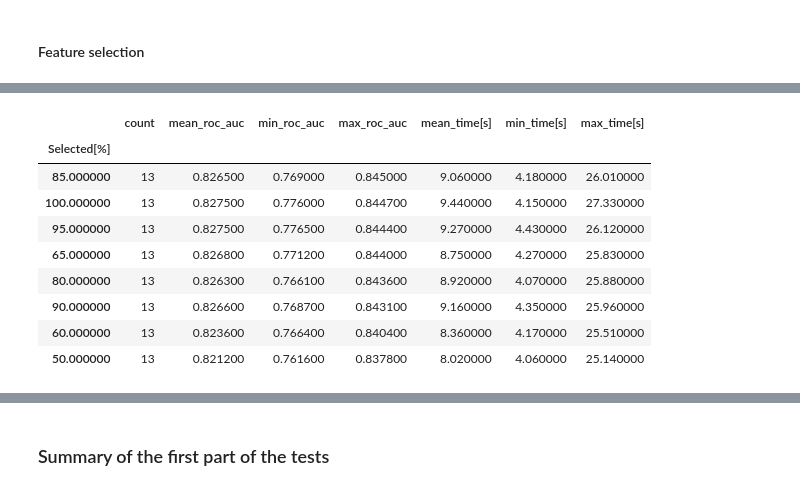
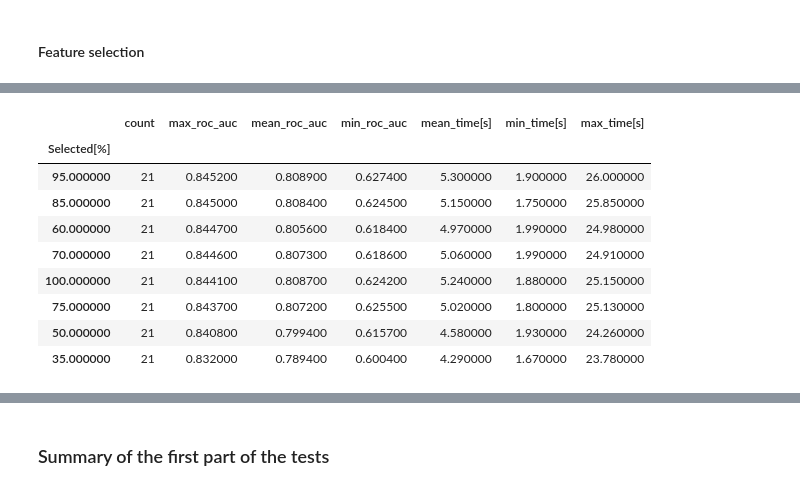
Before and after one commit to k-katarzyna/Lead_Conversion_Probability, a Jupyter notebook: Happy_Customer_Bank/Project_main.ipynb, the cells around one changed output, grey strips where cells are left out. Drawn from its saved outputs; the diff is of its cells as text; code cells hidden in the pictures.

```diff
--- a/Happy_Customer_Bank/Project_main.ipynb
+++ b/Happy_Customer_Bank/Project_main.ipynb
@@ -343,4 +342,6 @@ For the categorical columns, Target Encoder were used.
 #### Estimator optimization
 
 **Random Forest Classifier** with best found parameters was used as the feature selection estimator.
+# %%
+best_forest_path = os.path.join("results_data", "artifacts", "feature_selection", "best_forest.pkl")
 # %%
@@ -361,14 +363,18 @@ best_score
 # %% [markdown]
 #### Feature selection
+# %%
+results_fs_path = os.path.join("results_data", "experiments_csv", "feature_selection_test.csv")
 # %%
-best_forest = load("results_data/pickles/fs_forest.pkl")
+best_forest = load(best_forest_path)
+thresholds = [0.01, 0.014, 0.016, 0.018, 0.019, 0.02, 0.025, 0.035]
 
-results_sel = run_test(X_train, y_train,
-                       test = "feature_selection",
-                       feat_sel_estimator = best_forest,
-                       models = models)
+results_fs = feature_selection_test(X_train, y_train,
+                                    models,
+                                    estimator = best_forest,
+                                    selection_thresholds = thresholds,
+                                    save_results_path = results_fs_path)
 # %%
-# results_sel = pd.read_csv("results_data/data_v1_results_feature_selection.csv")
+# results_fs = pd.read_csv(results_fs_path)
 
-results_sel.set_index("Model").sort_values(by = ["ROC_AUC"], ascending = False).head()
+results_fs.set_index("Model").sort_values(by = ["ROC_AUC"], ascending = False).head()
 # %% [output]
@@ -382,16 +388,16 @@ results_sel.set_index("Model").sort_values(by = ["ROC_AUC"], ascending = False).
 # %%
-summarize_results(results_sel, column_to_group_by = "Selected[%]")
+summarize_results(results_fs, column_to_group_by = "Selected[%]")
 # %% [output]
-|  | count | mean_roc_auc | min_roc_auc | max_roc_auc | mean_time[s] | min_time[s] | max_time[s] |
+|  | count | max_roc_auc | mean_roc_auc | min_roc_auc | mean_time[s] | min_time[s] | max_time[s] |
 | Selected[%] |  |  |  |  |  |  |  |
-| 85.000000 | 13 | 0.826500 | 0.769000 | 0.845000 | 9.060000 | 4.180000 | 26.010000 |
-| 100.000000 | 13 | 0.827500 | 0.776000 | 0.844700 | 9.440000 | 4.150000 | 27.330000 |
-| 95.000000 | 13 | 0.827500 | 0.776500 | 0.844400 | 9.270000 | 4.430000 | 26.120000 |
-| 65.000000 | 13 | 0.826800 | 0.771200 | 0.844000 | 8.750000 | 4.270000 | 25.830000 |
-| 80.000000 | 13 | 0.826300 | 0.766100 | 0.843600 | 8.920000 | 4.070000 | 25.880000 |
-| 90.000000 | 13 | 0.826600 | 0.768700 | 0.843100 | 9.160000 | 4.350000 | 25.960000 |
-| 60.000000 | 13 | 0.823600 | 0.766400 | 0.840400 | 8.360000 | 4.170000 | 25.510000 |
-| 50.000000 | 13 | 0.821200 | 0.761600 | 0.837800 | 8.020000 | 4.060000 | 25.140000 |
+| 95.000000 | 21 | 0.845200 | 0.808900 | 0.627400 | 5.300000 | 1.900000 | 26.000000 |
+| 85.000000 | 21 | 0.845000 | 0.808400 | 0.624500 | 5.150000 | 1.750000 | 25.850000 |
+| 60.000000 | 21 | 0.844700 | 0.805600 | 0.618400 | 4.970000 | 1.990000 | 24.980000 |
+| 70.000000 | 21 | 0.844600 | 0.807300 | 0.618600 | 5.060000 | 1.990000 | 24.910000 |
+| 100.000000 | 21 | 0.844100 | 0.808700 | 0.624200 | 5.240000 | 1.880000 | 25.150000 |
+| 75.000000 | 21 | 0.843700 | 0.807200 | 0.625500 | 5.020000 | 1.800000 | 25.130000 |
+| 50.000000 | 21 | 0.840800 | 0.799400 | 0.615700 | 4.580000 | 1.930000 | 24.260000 |
+| 35.000000 | 21 | 0.832000 | 0.789400 | 0.600400 | 4.290000 | 1.670000 | 23.780000 |
 # %%
 feature_importance_plot(best_forest.feature_importances_, X.columns)
 # %% [output]
```
Also changed, not shown: parts of 48 cells of this notebook, 24 other files.
